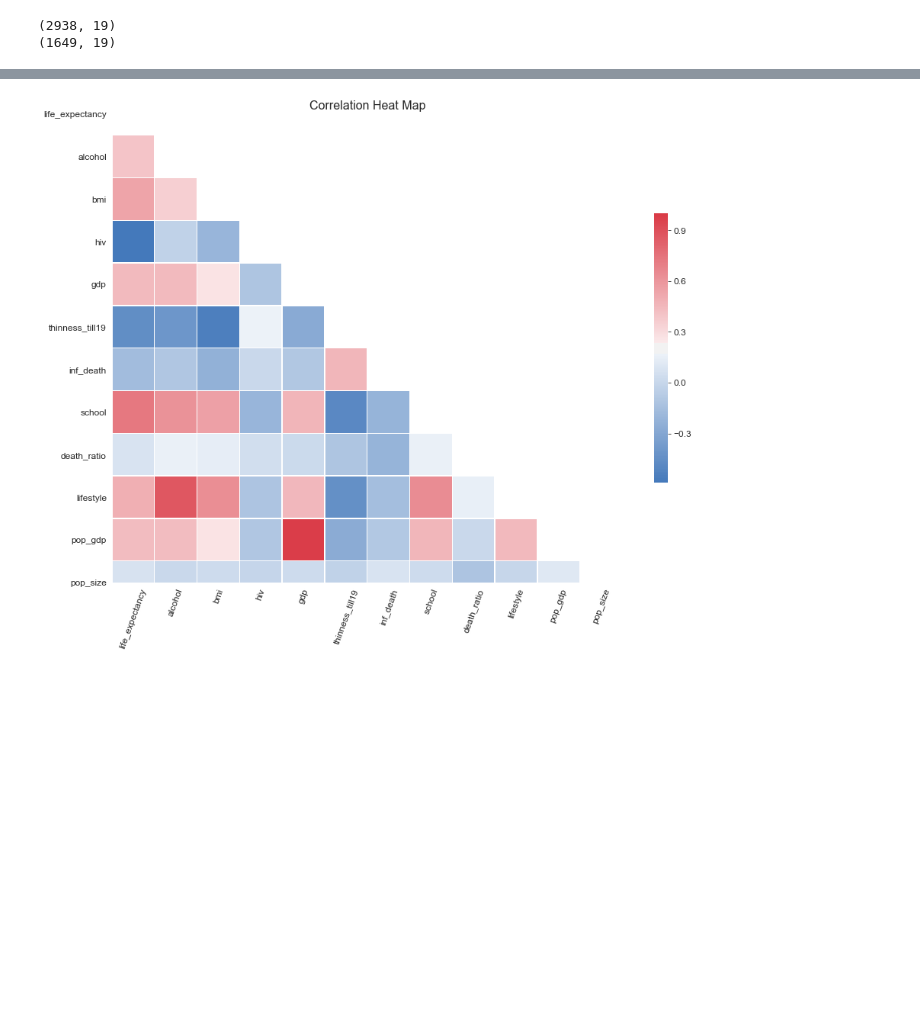
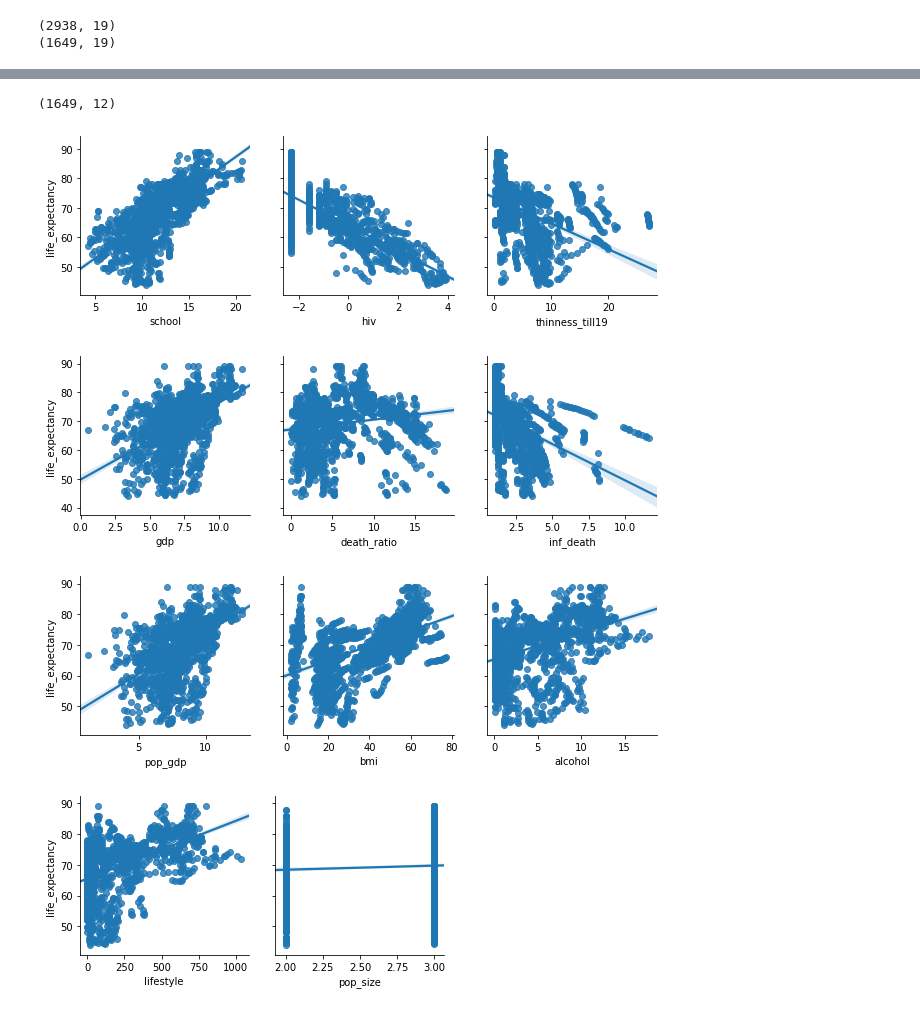
Before and after one commit to DaggerForce/Life_Expectancy_Project, a Jupyter notebook: life_expectancy.ipynb, the cells around one changed output, grey strips where cells are left out. Saved outputs shown, nothing was run; the diff lists cells and outputs as text; code cells hidden in the pictures; blank space fills up the shorter version.

```diff
--- a/life_expectancy.ipynb
+++ b/life_expectancy.ipynb
@@ -123,14 +108,14 @@ def CorrMtx(df, dropDuplicates = True, xrot=70, yrot=0):
     sns.set_style(style = 'white')
     # Set font size
     plt.rc('font', size=12)          # controls default text sizes
-    plt.rc('axes', titlesize=16)     # fontsize of the axes title
+    plt.rc('axes', titlesize=14)     # fontsize of the axes title
     plt.rc('axes', labelsize=12)    # fontsize of the x and y labels
     plt.rc('xtick', labelsize=12)    # fontsize of the tick labels
     plt.rc('ytick', labelsize=12)    # fontsize of the tick labels
     plt.rc('legend', fontsize=8)    # legend fontsize
-    plt.rc('figure', titlesize=16)  # fontsize of the figure title
+    plt.rc('figure', titlesize=14)  # fontsize of the figure title
     # Set up  matplotlib figure
-    f, ax = plt.subplots(figsize=(15, 13))
+    f, ax = plt.subplots(figsize=(14, 11))
 
     # Add diverging colormap from red to blue
     cmap = sns.diverging_palette(250, 10, as_cmap=True)
@@ -157,9 +142,7 @@ def CorrMtx(df, dropDuplicates = True, xrot=70, yrot=0):
         plt.savefig('heatmap.png')
     return
 
-CorrMtx(corr_map)
+# CorrMtx(corr_map)
-# %% [output]
-[figure, removed]
 # %%
 # colors = ['red','blue','green','black','orange','purple','pink']
 # count=0
@@ -214,3 +197,28 @@ new_df.pop_gdp = new_df['pop_gdp'].apply(np.log)
 new_df.gdp = new_df['gdp'].apply(np.log)
 new_df.inf_death =new_df['inf_death'].apply(np.cbrt)
 new_df.death_ratio = new_df['death_ratio'].apply(np.sqrt)
+# %%
+# before running the model we removed the outliers
+depended = ['life_expectancy']
+features = ['school', 'hiv', 'thinness_till19', 'gdp',
+            'death_ratio', 'inf_death', 'pop_gdp', 'bmi',
+            'alcohol', 'lifestyle', 'pop_size']
+
+# looking at our data again to try and locate outliers
+def get_pairs(data, depended, features, n, fig_name):
+    row_groups = [features[i:i+n] for i in range(0, len(features), n)]
+    # create the plots
+    for ind in row_groups:
+        plot = sns.pairplot(x_vars=ind, y_vars=depended, data=data, kind="reg", height=3)
+        plt.savefig(f"{fig_name}_{ind}.png")
+    # save the file
+    return
+
+get_pairs(new_df, depended, features, 3, 'paired_before_liers')
+new_df.shape
+# %% [output]
+(1649, 12)
+[figure, added]
+[figure, added]
+[figure, added]
+[figure, added]
```
Also changed, not shown: parts of 18 cells of this notebook, 10 other files.
